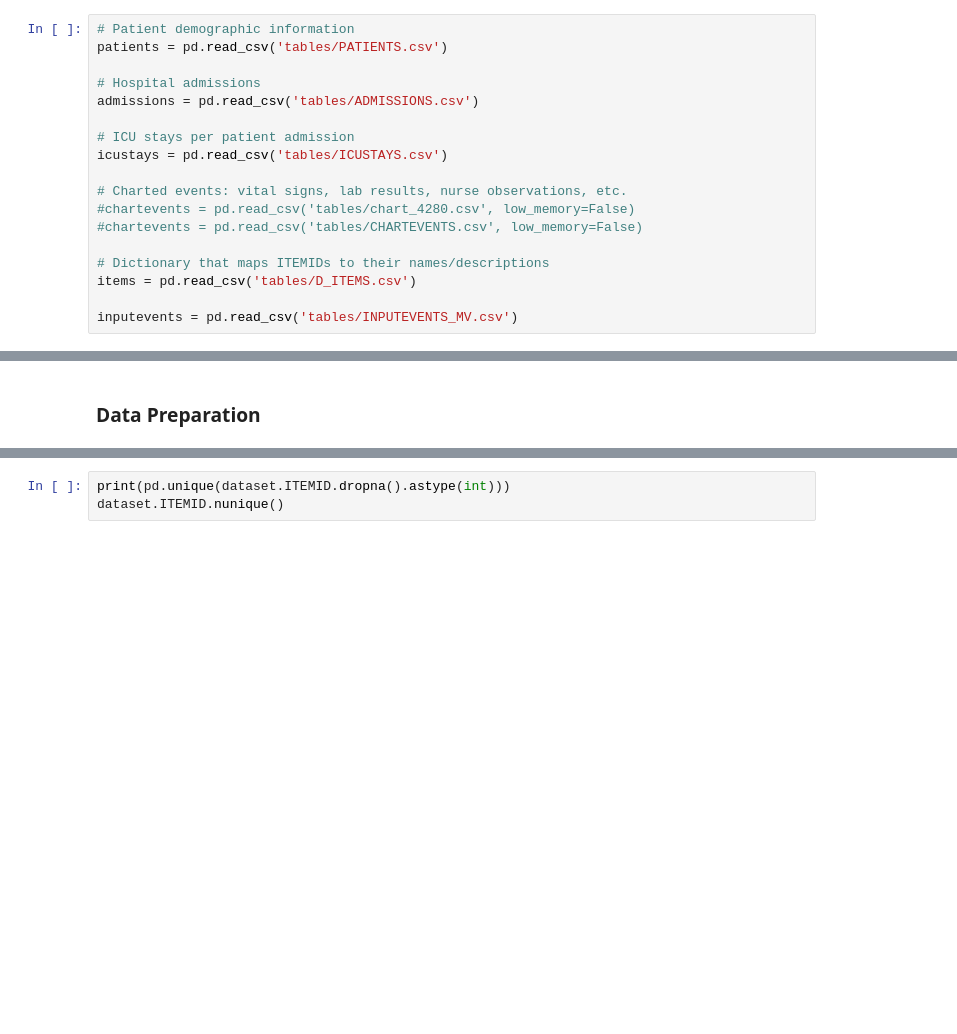
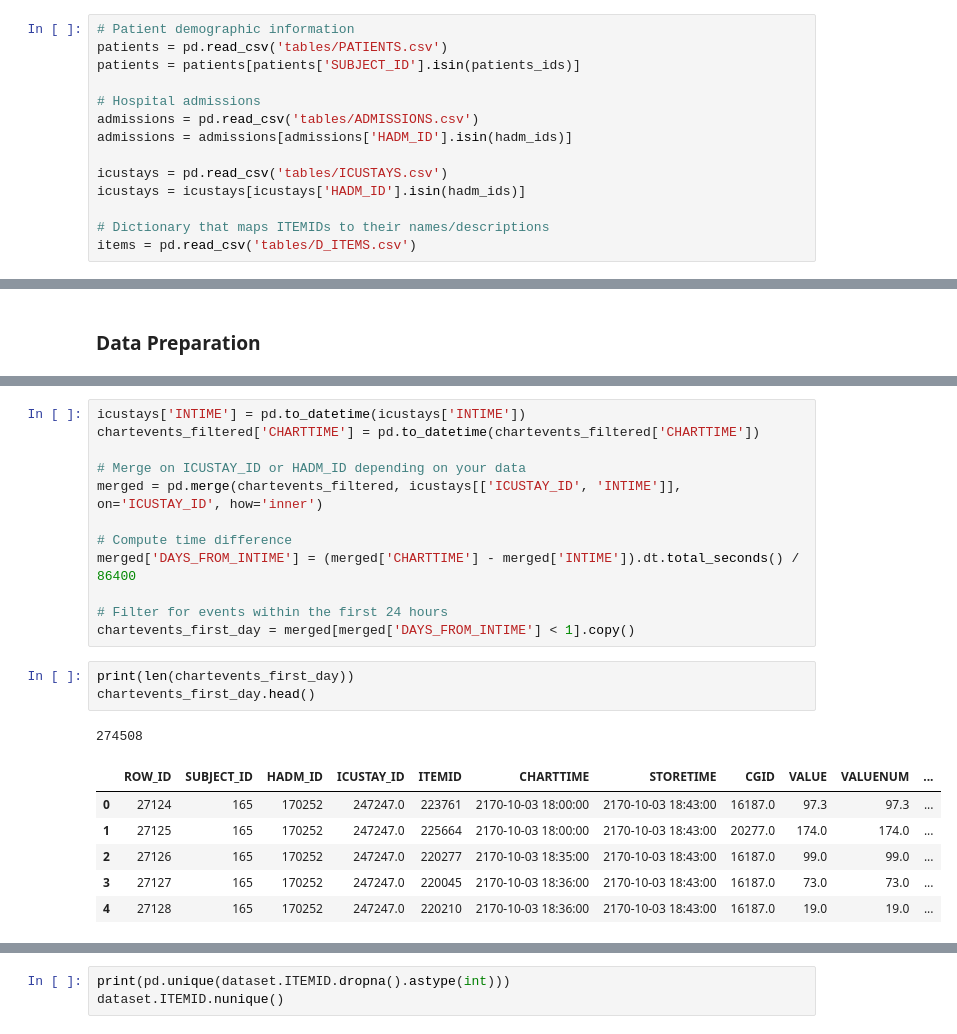
Before and after one commit to ossclaudia/Machine-Learning-2, a Jupyter notebook: projeto.ipynb, the cells around one changed output, grey strips where cells are left out. Saved outputs shown, nothing was run; the diff lists cells and outputs as text; blank space fills up the shorter version.

```diff
--- a/projeto.ipynb
+++ b/projeto.ipynb
@@ -72,18 +74,14 @@ Loading more datasets
 # %%
 # Patient demographic information
 patients = pd.read_csv('tables/PATIENTS.csv')
+patients = patients[patients['SUBJECT_ID'].isin(patients_ids)]
 
 # Hospital admissions
 admissions = pd.read_csv('tables/ADMISSIONS.csv')
+admissions = admissions[admissions['HADM_ID'].isin(hadm_ids)]
 
-# ICU stays per patient admission
 icustays = pd.read_csv('tables/ICUSTAYS.csv')
-
-# Charted events: vital signs, lab results, nurse observations, etc.
-#chartevents = pd.read_csv('tables/chart_4280.csv', low_memory=False)
-#chartevents = pd.read_csv('tables/CHARTEVENTS.csv', low_memory=False)
+icustays = icustays[icustays['HADM_ID'].isin(hadm_ids)]
 
 # Dictionary that maps ITEMIDs to their names/descriptions
 items = pd.read_csv('tables/D_ITEMS.csv')
-
-inputevents = pd.read_csv('tables/INPUTEVENTS_MV.csv')
@@ -200,3 +258,26 @@ Columns of Chart Events: Index(['ROW_ID', 'SUBJECT_ID', 'HADM_ID', 'ICUSTAY_ID',
+# %%
+icustays['INTIME'] = pd.to_datetime(icustays['INTIME'])
+chartevents_filtered['CHARTTIME'] = pd.to_datetime(chartevents_filtered['CHARTTIME'])
+
+# Merge on ICUSTAY_ID or HADM_ID depending on your data
+merged = pd.merge(chartevents_filtered, icustays[['ICUSTAY_ID', 'INTIME']], on='ICUSTAY_ID', how='inner')
+
+# Compute time difference
+merged['DAYS_FROM_INTIME'] = (merged['CHARTTIME'] - merged['INTIME']).dt.total_seconds() / 86400
+
+# Filter for events within the first 24 hours
+chartevents_first_day = merged[merged['DAYS_FROM_INTIME'] < 1].copy()
+# %%
+print(len(chartevents_first_day))
+chartevents_first_day.head()
+# %% [output]
+274508
+|  | ROW_ID | SUBJECT_ID | HADM_ID | ICUSTAY_ID | ITEMID | CHARTTIME | STORETIME | CGID | VALUE | VALUENUM | ... |
+| 0 | 27124 | 165 | 170252 | 247247.0 | 223761 | 2170-10-03 18:00:00 | 2170-10-03 18:43:00 | 16187.0 | 97.3 | 97.3 | ... |
+| 1 | 27125 | 165 | 170252 | 247247.0 | 225664 | 2170-10-03 18:00:00 | 2170-10-03 18:43:00 | 20277.0 | 174.0 | 174.0 | ... |
+| 2 | 27126 | 165 | 170252 | 247247.0 | 220277 | 2170-10-03 18:35:00 | 2170-10-03 18:43:00 | 16187.0 | 99.0 | 99.0 | ... |
+| 3 | 27127 | 165 | 170252 | 247247.0 | 220045 | 2170-10-03 18:36:00 | 2170-10-03 18:43:00 | 16187.0 | 73.0 | 73.0 | ... |
+| 4 | 27128 | 165 | 170252 | 247247.0 | 220210 | 2170-10-03 18:36:00 | 2170-10-03 18:43:00 | 16187.0 | 19.0 | 19.0 | ... |
 # %%
 dataset = icustays[['ICUSTAY_ID', 'SUBJECT_ID', 'HADM_ID', 'LOS']]
 
```
Also changed, not shown: parts of 30 cells of this notebook, 1 other file.
